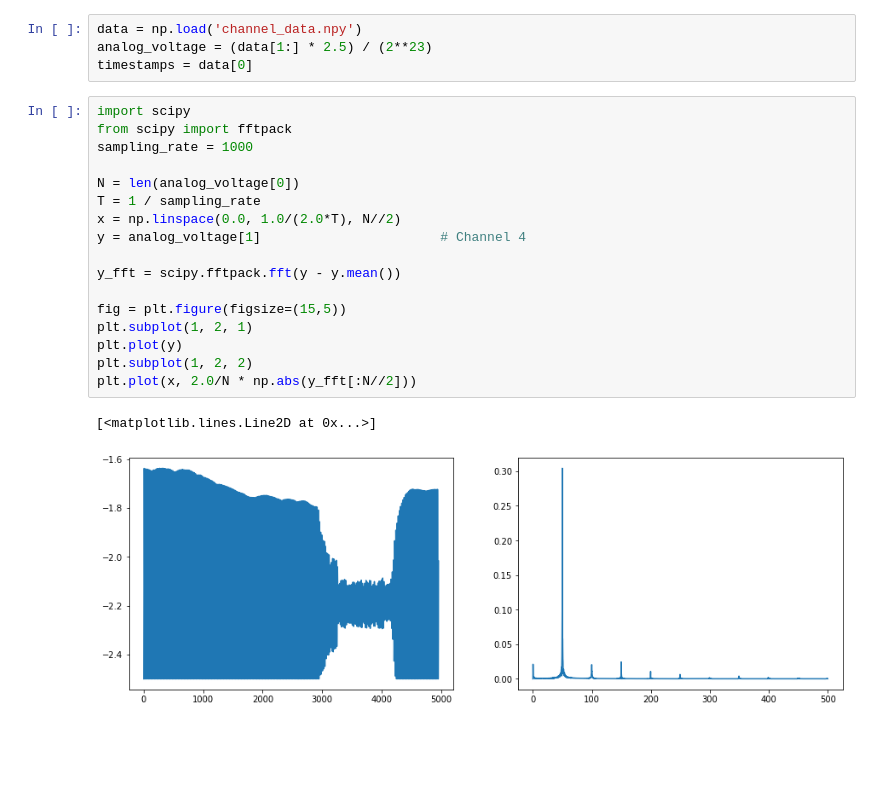
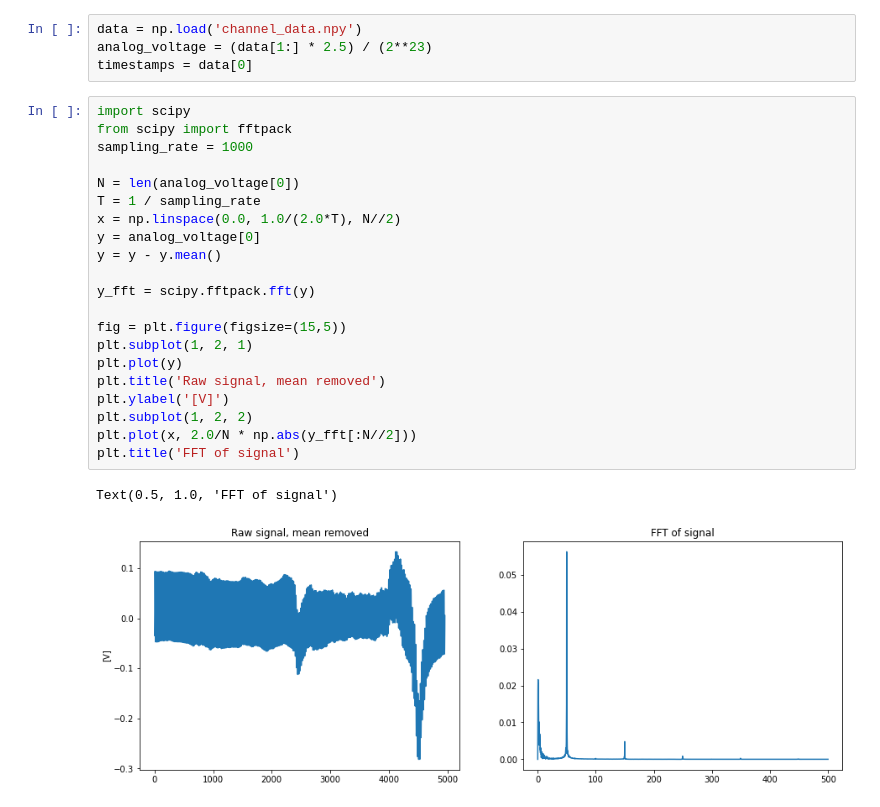
Before and after one commit to kstray/master-thesis-implementation, a Jupyter notebook: emg_processing.ipynb, the cells around one changed output. Drawn from its saved outputs; the diff is of its cells as text; blank space fills up the shorter version.

```diff
--- a/emg_processing.ipynb
+++ b/emg_processing.ipynb
@@ -108,21 +108,25 @@ timestamps = data[0]
 # %%
 import scipy
 from scipy import fftpack
 sampling_rate = 1000
 
 N = len(analog_voltage[0])
 T = 1 / sampling_rate
 x = np.linspace(0.0, 1.0/(2.0*T), N//2)
-y = analog_voltage[1]                       # Channel 4
+y = analog_voltage[0]
+y = y - y.mean()
 
-y_fft = scipy.fftpack.fft(y - y.mean())
+y_fft = scipy.fftpack.fft(y)
 
 fig = plt.figure(figsize=(15,5))
 plt.subplot(1, 2, 1)
 plt.plot(y)
+plt.title('Raw signal, mean removed')
+plt.ylabel('[V]')
 plt.subplot(1, 2, 2)
 plt.plot(x, 2.0/N * np.abs(y_fft[:N//2]))
+plt.title('FFT of signal')
 # %% [output]
-[<matplotlib.lines.Line2D at 0x...>]
+Text(0.5, 1.0, 'FFT of signal')
-[figure, old version]
+[figure, new version]
 # %%
```
Also changed, not shown: parts of 6 cells of this notebook.
